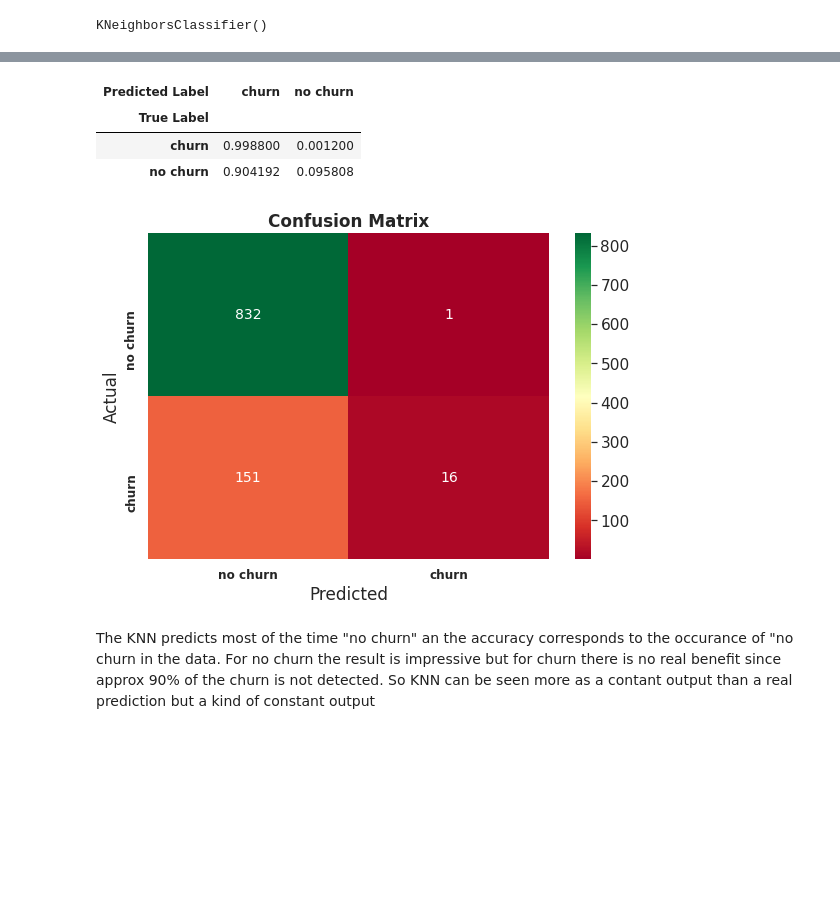
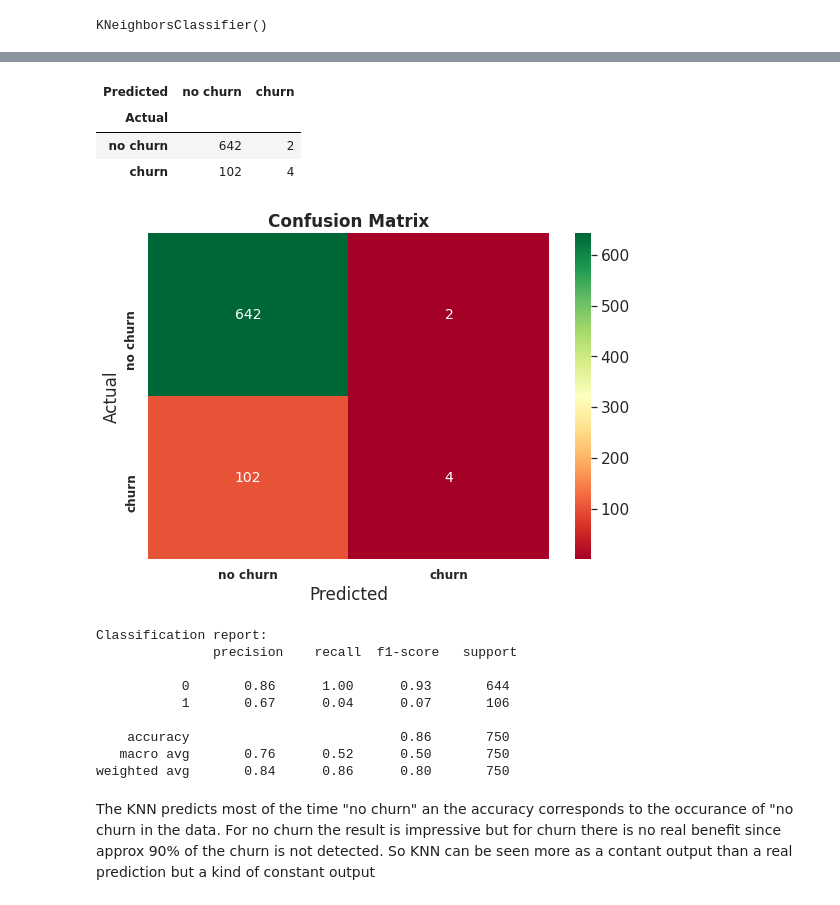
Before and after one commit to Parn1984/AIDA-Project-Team-C, a Jupyter notebook: KNN_classification.ipynb, the cells around one changed output, grey strips where cells are left out. Saved outputs shown, nothing was run; the diff lists cells and outputs as text; code cells hidden in the pictures; blank space fills up the shorter version.

```diff
--- a/KNN_classification.ipynb
+++ b/KNN_classification.ipynb
@@ -28,0 +35,8 @@ X_train, X_test, y_train, y_test = train_test_split(X, y, train_size=0.800)
+# %%
+key = 'original'
+
+x_train, x_test, x_val, y_train, y_test, y_val = get_bulk_inst(data_dict, key)
+# %%
+x_train.drop(columns=['index'], inplace=True)
+print(x_train.shape)
+x_train
@@ -28,0 +58,4 @@ X_train, X_test, y_train, y_test = train_test_split(X, y, train_size=0.800)
+# %%
+x_test.drop(columns=['index'], inplace=True)
+print(x_test.shape)
+x_test
@@ -35,8 +98,8 @@ print(my_classification.KNNmodel)
 # %% [output]
 KNeighborsClassifier()
 # %%
-my_classification.set_train(X_train, y_train)
-my_classification.set_test(X_test, y_test)
+my_classification.set_train(x_train, y_train)
+my_classification.set_test(x_test, y_test)
 my_classification.fit()
 my_classification.predict()
 # %%
@@ -68,11 +125,20 @@ Best Weights: distance
 # %%
-my_classification.plot_confusion_matrix()
+my_classification.plot_confusion_matrix(normalize=None)
 # %% [output]
-| Predicted Label | churn | no churn |
-| True Label |  |  |
-| churn | 0.998800 | 0.001200 |
-| no churn | 0.904192 | 0.095808 |
+| Predicted | no churn | churn |
+| Actual |  |  |
+| no churn | 642 | 2 |
+| churn | 102 | 4 |
-[figure, old version]
+[figure, new version]
+Classification report:
+               precision    recall  f1-score   support
+
+           0       0.86      1.00      0.93       644
+           1       0.67      0.04      0.07       106
+
+    accuracy                           0.86       750
+   macro avg       0.76      0.52      0.50       750
+weighted avg       0.84      0.86      0.80       750
 # %% [markdown]
 The KNN predicts most of the time "no churn" an the accuracy corresponds to the occurance of "no churn in the data. For no churn the result is impressive but for churn there is no real benefit since approx 90% of the churn is not detected.
 So KNN can be seen more as a contant output than a real prediction but a kind of constant output
```
Also changed, not shown: parts of 29 cells of this notebook, 1 other file.
